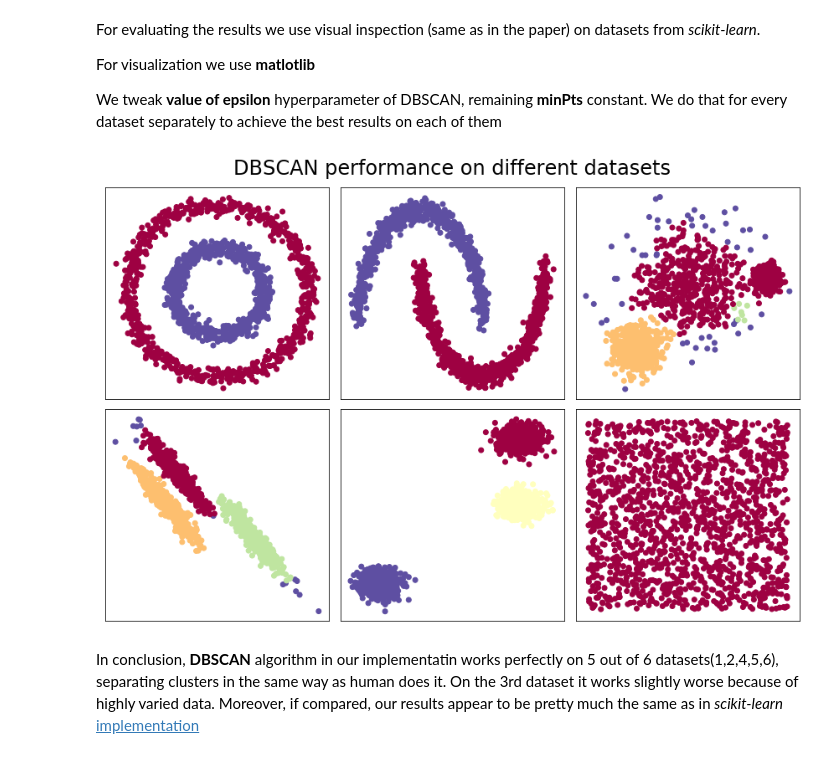
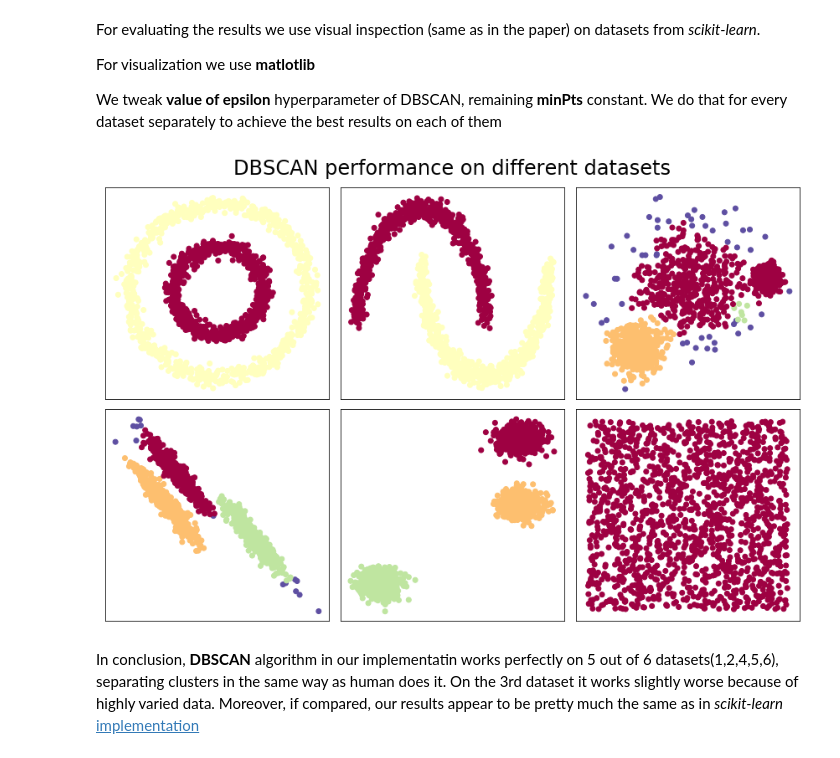
Before and after one commit to borsukvasyl/dbscan, a Jupyter notebook: DBSCAN.ipynb, the cells around one changed output. Saved outputs shown, nothing was run; the diff lists cells and outputs as text; code cells hidden in the pictures.

Commit message:
added new color for noise

```diff
--- a/DBSCAN.ipynb
+++ b/DBSCAN.ipynb
@@ -143,34 +143,36 @@ varied = datasets.make_blobs(n_samples=n_samples,
 
 no_structure = np.random.rand(n_samples, 2)
 
 data = [
     (noisy_circles, {'eps': 0.15}),
     (noisy_moons, {'eps': 0.2}),
     (varied, {'eps': .75}),
     (aniso, {'eps': .365}),
     (blobs, {'eps': 1.5}),
     (no_structure, {'eps': 0.3})
 ]
 
 plt.figure(figsize=(12, 8))
 plt.subplots_adjust(left=.02, right=.98, bottom=.02, top=.92, wspace=.05, hspace=.05)
 plt.suptitle("DBSCAN performance on different datasets", fontsize=24)
 
 for i in range(len(data)):
     dataset, conf = data[i][0], data[i][1]
 
     dbscan = DBSCAN(**conf)
     labels = dbscan.fit_predict(dataset)
 
     unique_labels = np.unique(labels)
-    colors = np.array([plt.cm.Spectral(each) for each in np.linspace(0, 1, len(unique_labels + 1))])
+    num_classes = len(unique_labels)
+    if DBSCAN.NOISE in unique_labels: num_classes -= 1
+    colors = np.array([plt.cm.Spectral(each) for each in np.linspace(0, 1, num_classes + 1)])
 
     ax = plt.subplot(2, 3, i + 1)
     plt.scatter(dataset[:, 0], dataset[:, 1], color=colors[labels])
     plt.xticks(())
     plt.yticks(())
 plt.show()
 # %% [output]
-[figure, old version]
+[figure, new version]
 # %% [markdown]
 In conclusion, __DBSCAN__ algorithm in our implementatin works perfectly on 5 out of 6 datasets(1,2,4,5,6), separating clusters in the same way as human does it. On the 3rd dataset it works slightly worse because of highly varied data. Moreover, if compared, our results appear to be pretty much the same as in _scikit-learn_ [implementation](http://scikit-learn.org/stable/_images/sphx_glr_plot_cluster_comparison_001.png)
```
